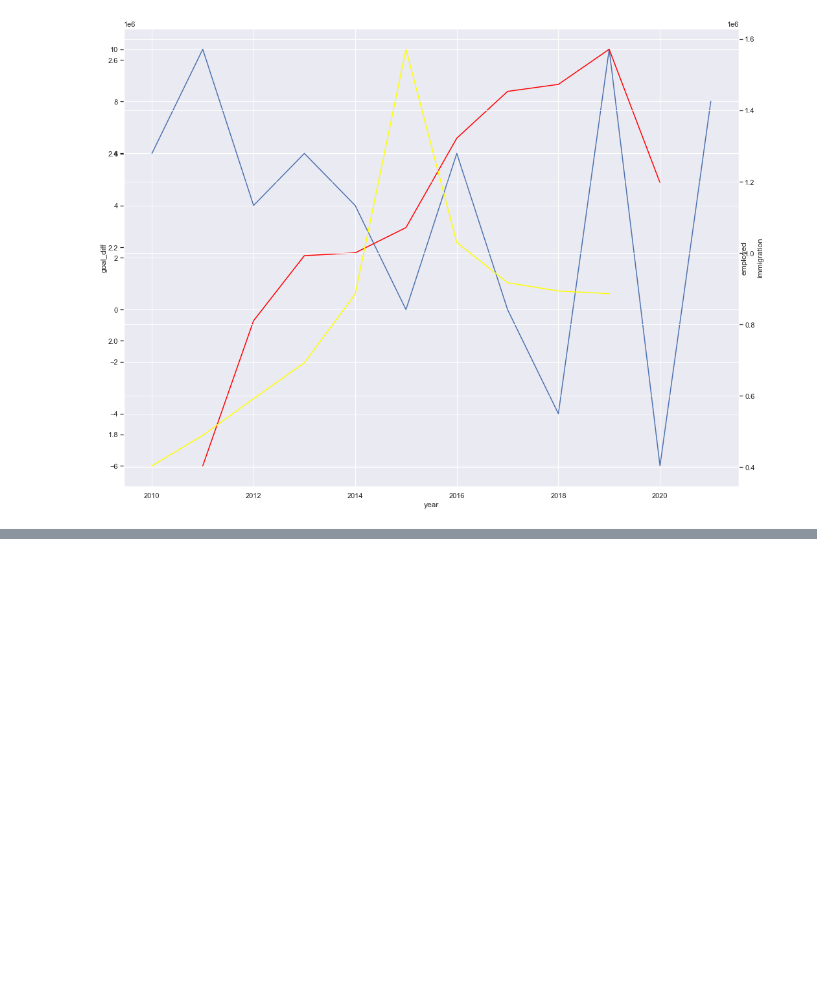
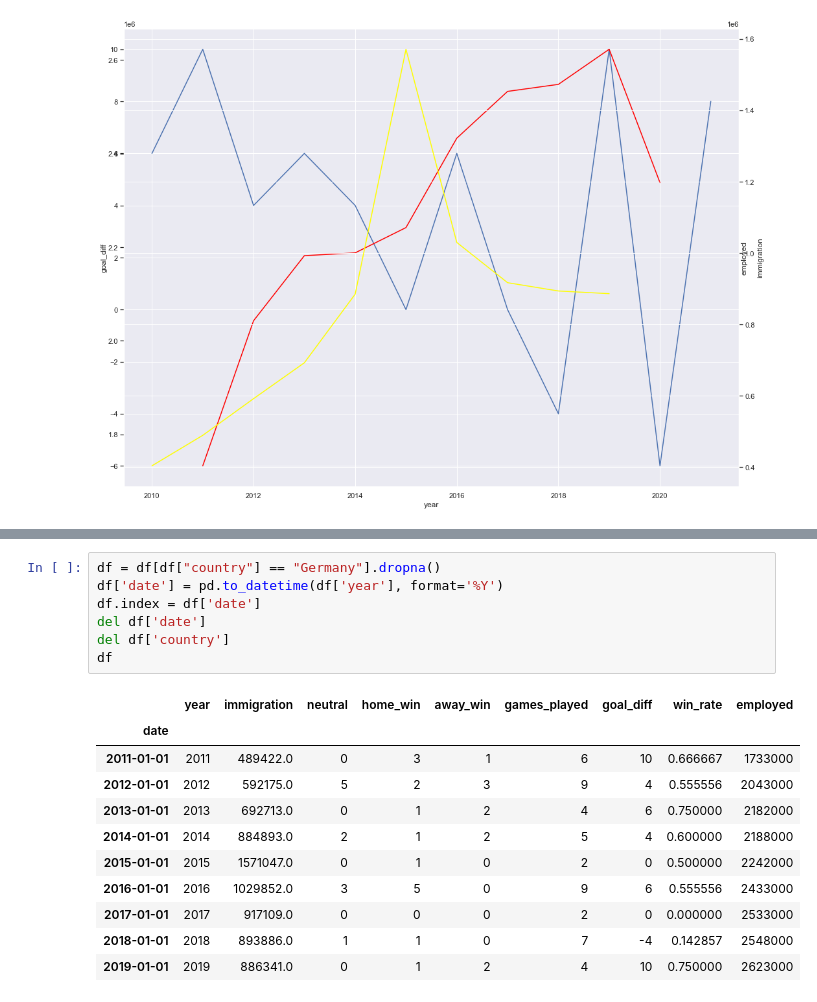
Before and after one commit to silva-nick/cs216-final, a Jupyter notebook: time_series.ipynb, the cells around one changed output, grey strips where cells are left out. Drawn from its saved outputs; the diff is of its cells as text; blank space fills up the shorter version.

```diff
--- a/time_series.ipynb
+++ b/time_series.ipynb
@@ -56,0 +74,19 @@ lp2.grid(False)
+# %%
+df = df[df["country"] == "Germany"].dropna()
+df['date'] = pd.to_datetime(df['year'], format='%Y')
+df.index = df['date']
+del df['date']
+del df['country']
+df
+# %% [output]
+|  | year | immigration | neutral | home_win | away_win | games_played | goal_diff | win_rate | employed |
+| date |  |  |  |  |  |  |  |  |  |
+| 2011-01-01 | 2011 | 489422.0 | 0 | 3 | 1 | 6 | 10 | 0.666667 | 1733000 |
+| 2012-01-01 | 2012 | 592175.0 | 5 | 2 | 3 | 9 | 4 | 0.555556 | 2043000 |
+| 2013-01-01 | 2013 | 692713.0 | 0 | 1 | 2 | 4 | 6 | 0.750000 | 2182000 |
+| 2014-01-01 | 2014 | 884893.0 | 2 | 1 | 2 | 5 | 4 | 0.600000 | 2188000 |
+| 2015-01-01 | 2015 | 1571047.0 | 0 | 1 | 0 | 2 | 0 | 0.500000 | 2242000 |
+| 2016-01-01 | 2016 | 1029852.0 | 3 | 5 | 0 | 9 | 6 | 0.555556 | 2433000 |
+| 2017-01-01 | 2017 | 917109.0 | 0 | 0 | 0 | 2 | 0 | 0.000000 | 2533000 |
+| 2018-01-01 | 2018 | 893886.0 | 1 | 1 | 0 | 7 | -4 | 0.142857 | 2548000 |
+| 2019-01-01 | 2019 | 886341.0 | 0 | 1 | 2 | 4 | 10 | 0.750000 | 2623000 |
```
Also changed, not shown: parts of 10 cells of this notebook.
